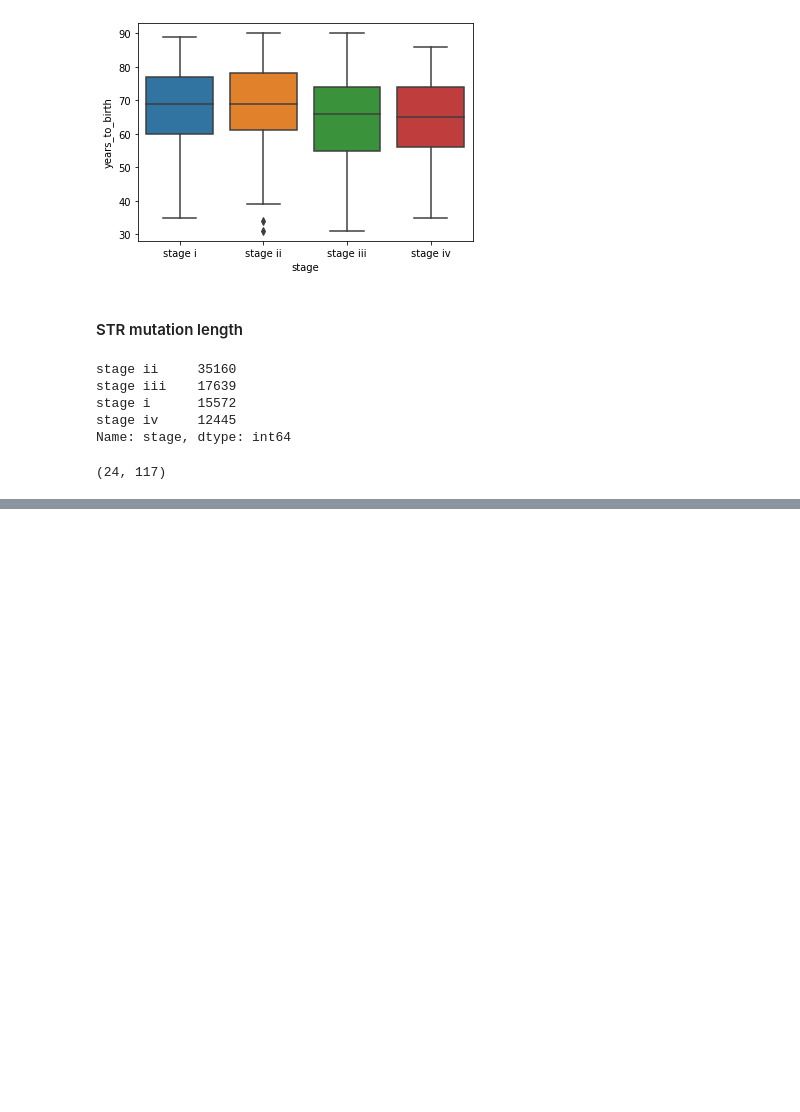
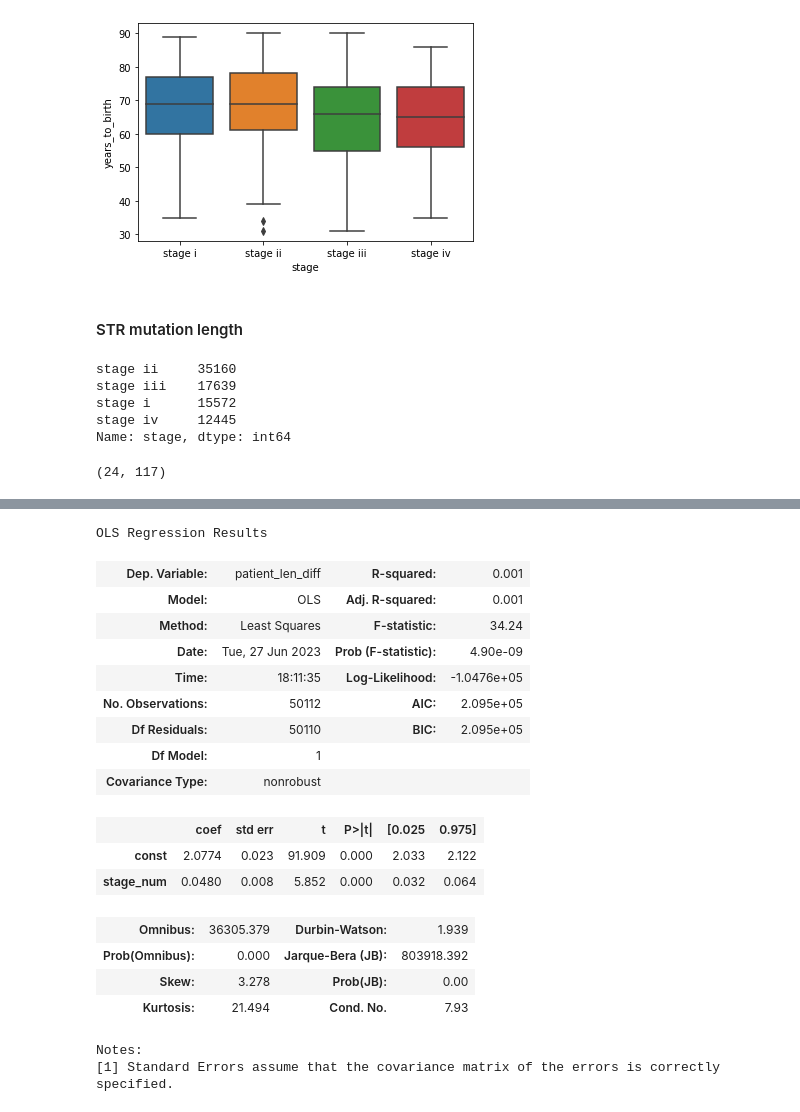
Before and after one commit to Garfieldfei/STR_CRC, a Jupyter notebook: stage/stage.ipynb, the cells around one changed output, grey strips where cells are left out. Drawn from its saved outputs; the diff is of its cells as text; code cells hidden in the pictures; blank space fills up the shorter version.

```diff
--- a/stage/stage.ipynb
+++ b/stage/stage.ipynb
@@ -112 +104,27 @@ stage_num    8.267999e-114
 dtype: float64
+# %%
+x_mss = mss_data["stage_num"]
+y_mss = mss_data["patient_len_diff"]
+x_mss = sm.add_constant(x_mss)
+model_mss = sm.OLS(y_mss, x_mss).fit()
+model_mss.summary()
+# %% [output]
+OLS Regression Results
+| Dep. Variable: | patient_len_diff | R-squared: | 0.001 |
+| Model: | OLS | Adj. R-squared: | 0.001 |
+| Method: | Least Squares | F-statistic: | 34.24 |
+| Date: | Tue, 27 Jun 2023 | Prob (F-statistic): | 4.90e-09 |
+| Time: | 18:11:35 | Log-Likelihood: | -1.0476e+05 |
+| No. Observations: | 50112 | AIC: | 2.095e+05 |
+| Df Residuals: | 50110 | BIC: | 2.095e+05 |
+| Df Model: | 1 |  |  |
+| Covariance Type: | nonrobust |  |  |
+|  | coef | std err | t | P>|t| | [0.025 | 0.975] |
+| const | 2.0774 | 0.023 | 91.909 | 0.000 | 2.033 | 2.122 |
+| stage_num | 0.0480 | 0.008 | 5.852 | 0.000 | 0.032 | 0.064 |
+| Omnibus: | 36305.379 | Durbin-Watson: | 1.939 |
+| Prob(Omnibus): | 0.000 | Jarque-Bera (JB): | 803918.392 |
+| Skew: | 3.278 | Prob(JB): | 0.00 |
+| Kurtosis: | 21.494 | Cond. No. | 7.93 |
+Notes:
+[1] Standard Errors assume that the covariance matrix of the errors is correctly specified.
```
Also changed, not shown: parts of 7 cells of this notebook.
